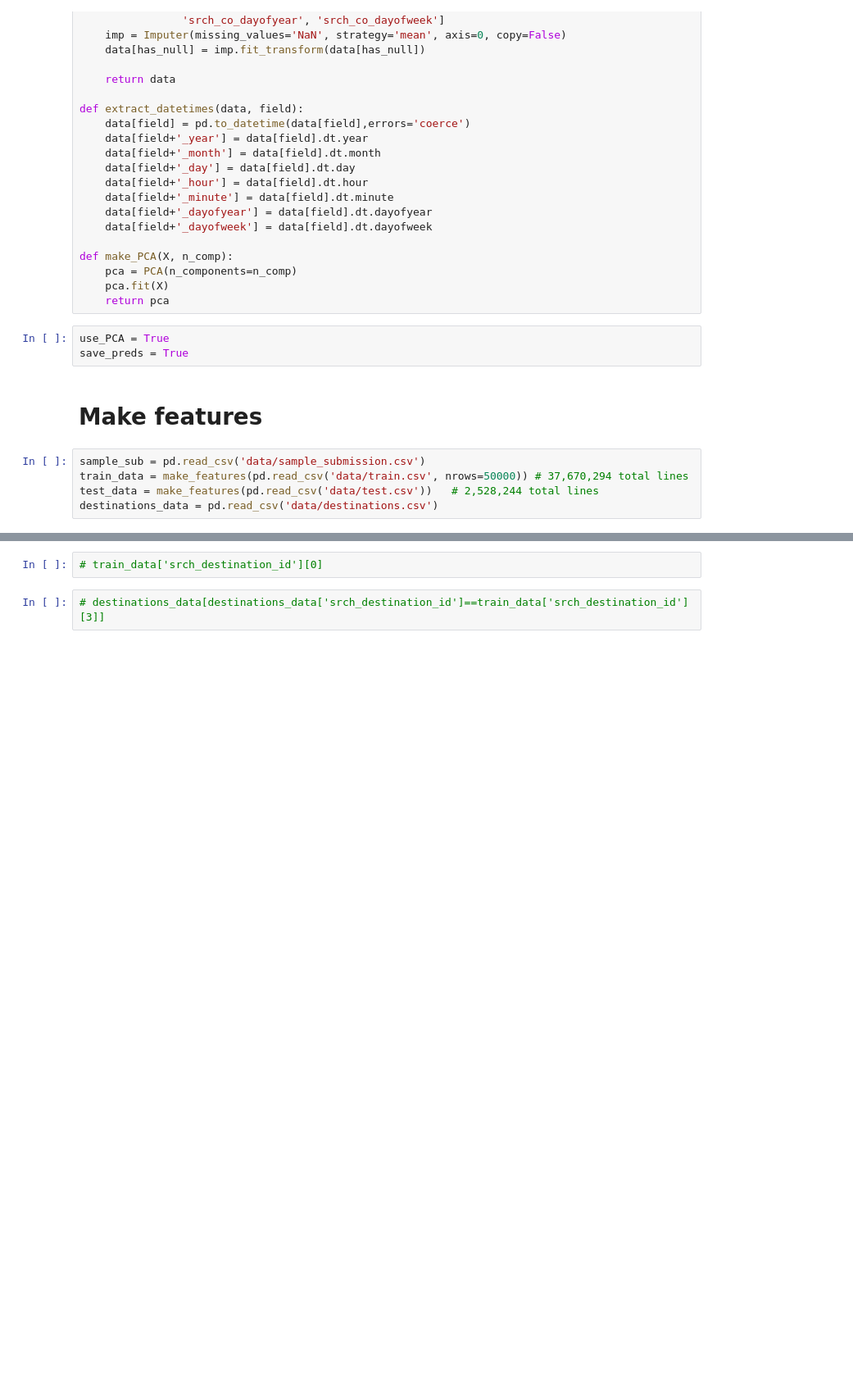
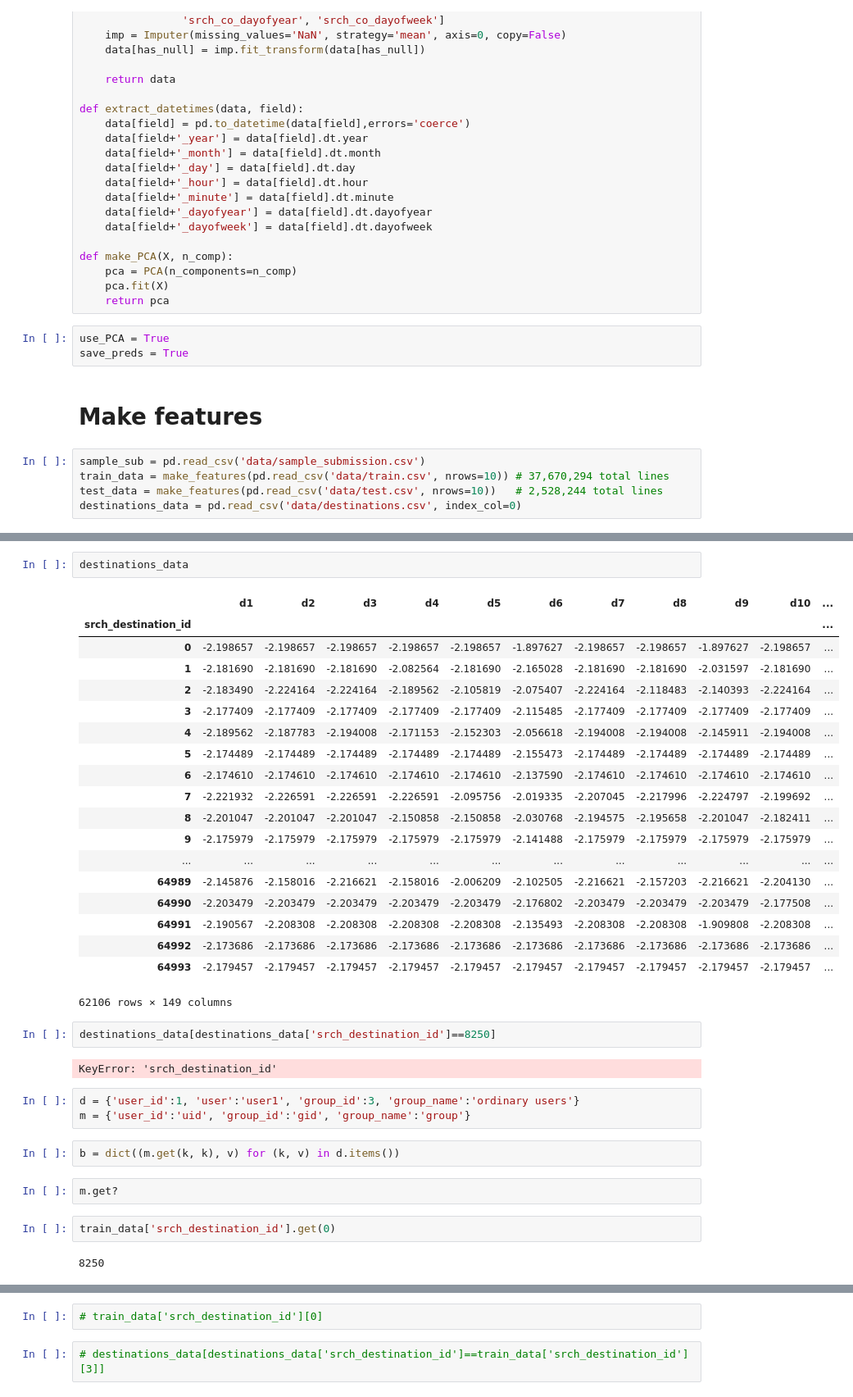
Before and after one commit to Summagers/kaggle, a Jupyter notebook: expedia/mkchang/expedia-booking-rf.ipynb, the cells around one changed output, grey strips where cells are left out. Shown at 82% size. Drawn from its saved outputs; the diff is of its cells as text; blank space fills up the shorter version.

```diff
--- a/expedia/mkchang/expedia-booking-rf.ipynb
+++ b/expedia/mkchang/expedia-booking-rf.ipynb
@@ -69,6 +69,6 @@ save_preds = True
 # Make features
 # %%
 sample_sub = pd.read_csv('data/sample_submission.csv')
-train_data = make_features(pd.read_csv('data/train.csv', nrows=50000)) # 37,670,294 total lines
-test_data = make_features(pd.read_csv('data/test.csv'))   # 2,528,244 total lines
-destinations_data = pd.read_csv('data/destinations.csv')
+train_data = make_features(pd.read_csv('data/train.csv', nrows=10)) # 37,670,294 total lines
+test_data = make_features(pd.read_csv('data/test.csv', nrows=10))   # 2,528,244 total lines
+destinations_data = pd.read_csv('data/destinations.csv', index_col=0)
@@ -74,0 +90,37 @@ destinations_data = pd.read_csv('data/destinations.csv')
+# %%
+destinations_data
+# %% [output]
+|  | d1 | d2 | d3 | d4 | d5 | d6 | d7 | d8 | d9 | d10 | ... |
+| srch_destination_id |  |  |  |  |  |  |  |  |  |  | ... |
+| 0 | -2.198657 | -2.198657 | -2.198657 | -2.198657 | -2.198657 | -1.897627 | -2.198657 | -2.198657 | -1.897627 | -2.198657 | ... |
+| 1 | -2.181690 | -2.181690 | -2.181690 | -2.082564 | -2.181690 | -2.165028 | -2.181690 | -2.181690 | -2.031597 | -2.181690 | ... |
+| 2 | -2.183490 | -2.224164 | -2.224164 | -2.189562 | -2.105819 | -2.075407 | -2.224164 | -2.118483 | -2.140393 | -2.224164 | ... |
+| 3 | -2.177409 | -2.177409 | -2.177409 | -2.177409 | -2.177409 | -2.115485 | -2.177409 | -2.177409 | -2.177409 | -2.177409 | ... |
+| 4 | -2.189562 | -2.187783 | -2.194008 | -2.171153 | -2.152303 | -2.056618 | -2.194008 | -2.194008 | -2.145911 | -2.194008 | ... |
+| 5 | -2.174489 | -2.174489 | -2.174489 | -2.174489 | -2.174489 | -2.155473 | -2.174489 | -2.174489 | -2.174489 | -2.174489 | ... |
+| 6 | -2.174610 | -2.174610 | -2.174610 | -2.174610 | -2.174610 | -2.137590 | -2.174610 | -2.174610 | -2.174610 | -2.174610 | ... |
+| 7 | -2.221932 | -2.226591 | -2.226591 | -2.226591 | -2.095756 | -2.019335 | -2.207045 | -2.217996 | -2.224797 | -2.199692 | ... |
+| 8 | -2.201047 | -2.201047 | -2.201047 | -2.150858 | -2.150858 | -2.030768 | -2.194575 | -2.195658 | -2.201047 | -2.182411 | ... |
+| 9 | -2.175979 | -2.175979 | -2.175979 | -2.175979 | -2.175979 | -2.141488 | -2.175979 | -2.175979 | -2.175979 | -2.175979 | ... |
+| ... | ... | ... | ... | ... | ... | ... | ... | ... | ... | ... | ... |
+| 64989 | -2.145876 | -2.158016 | -2.216621 | -2.158016 | -2.006209 | -2.102505 | -2.216621 | -2.157203 | -2.216621 | -2.204130 | ... |
+| 64990 | -2.203479 | -2.203479 | -2.203479 | -2.203479 | -2.203479 | -2.176802 | -2.203479 | -2.203479 | -2.203479 | -2.177508 | ... |
+| 64991 | -2.190567 | -2.208308 | -2.208308 | -2.208308 | -2.208308 | -2.135493 | -2.208308 | -2.208308 | -1.909808 | -2.208308 | ... |
+| 64992 | -2.173686 | -2.173686 | -2.173686 | -2.173686 | -2.173686 | -2.173686 | -2.173686 | -2.173686 | -2.173686 | -2.173686 | ... |
+| 64993 | -2.179457 | -2.179457 | -2.179457 | -2.179457 | -2.179457 | -2.179457 | -2.179457 | -2.179457 | -2.179457 | -2.179457 | ... |
+62106 rows × 149 columns
+# %%
+destinations_data[destinations_data['srch_destination_id']==8250]
+# %% [output]
+KeyError: 'srch_destination_id'
+# %%
+d = {'user_id':1, 'user':'user1', 'group_id':3, 'group_name':'ordinary users'}
+m = {'user_id':'uid', 'group_id':'gid', 'group_name':'group'}
+# %%
+b = dict((m.get(k, k), v) for (k, v) in d.items())
+# %%
+m.get?
+# %%
+train_data['srch_destination_id'].get(0)
+# %% [output]
+8250
```
Also changed, not shown: parts of 2 cells of this notebook.
